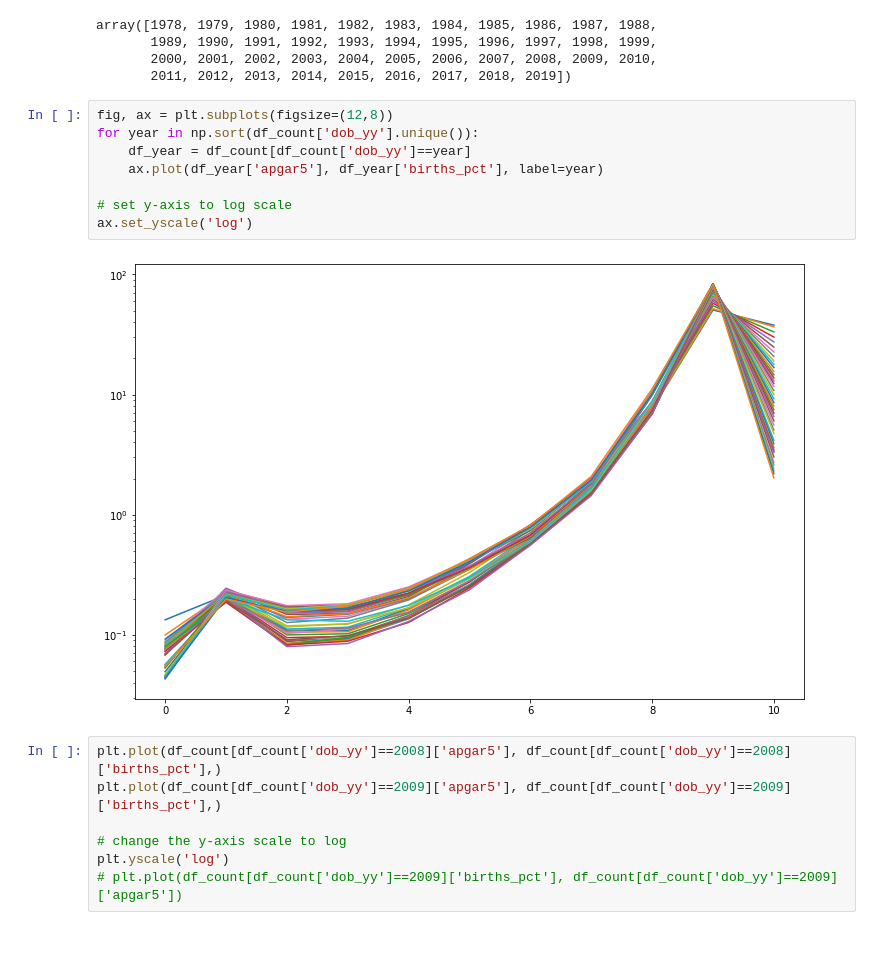
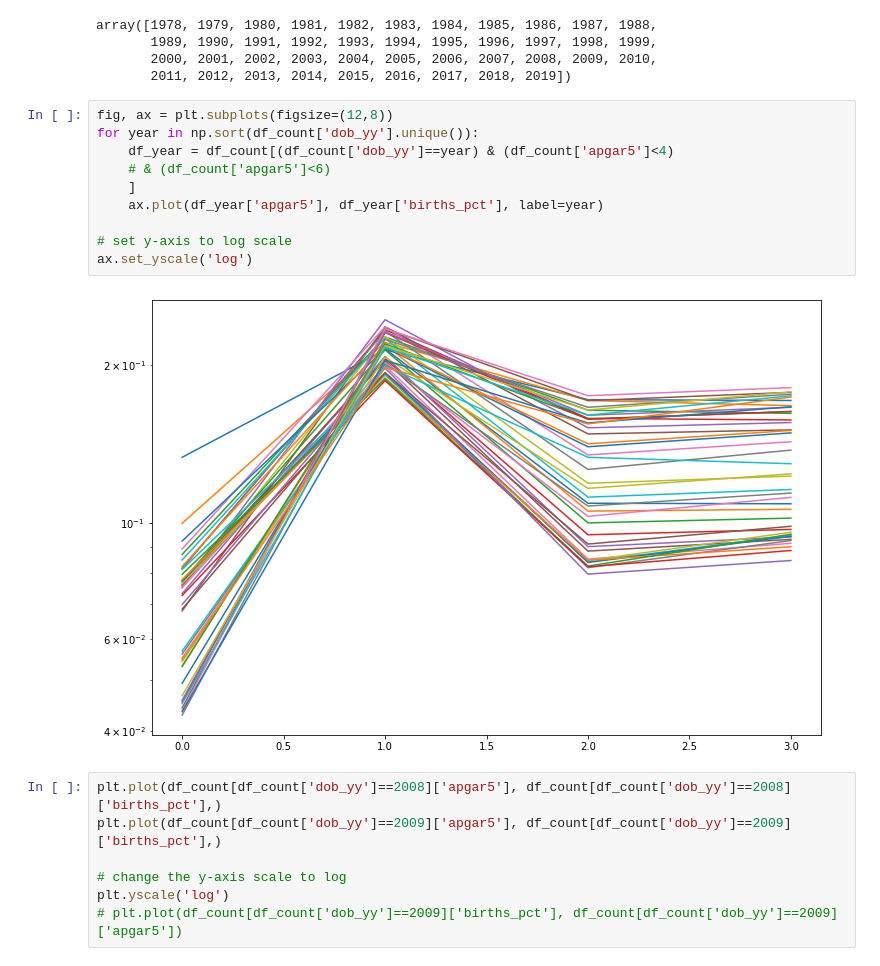
Before and after one commit to tvhahn/cdc-birth-data, a Jupyter notebook: notebooks/1.0-explore-apgar.ipynb, the cells around one changed output. Drawn from its saved outputs; the diff is of its cells as text.

```diff
--- a/notebooks/1.0-explore-apgar.ipynb
+++ b/notebooks/1.0-explore-apgar.ipynb
@@ -218,13 +218,15 @@ array([1978, 1979, 1980, 1981, 1982, 1983, 1984, 1985, 1986, 1987, 1988,
 # %%
 fig, ax = plt.subplots(figsize=(12,8))
 for year in np.sort(df_count['dob_yy'].unique()):
-    df_year = df_count[df_count['dob_yy']==year]
+    df_year = df_count[(df_count['dob_yy']==year) & (df_count['apgar5']<4)
+    # & (df_count['apgar5']<6)
+    ]
     ax.plot(df_year['apgar5'], df_year['births_pct'], label=year)
 
 # set y-axis to log scale
 ax.set_yscale('log')
 # %% [output]
-[figure, old version]
+[figure, new version]
 # %%
 plt.plot(df_count[df_count['dob_yy']==2008]['apgar5'], df_count[df_count['dob_yy']==2008]['births_pct'],)
 plt.plot(df_count[df_count['dob_yy']==2009]['apgar5'], df_count[df_count['dob_yy']==2009]['births_pct'],)
```
